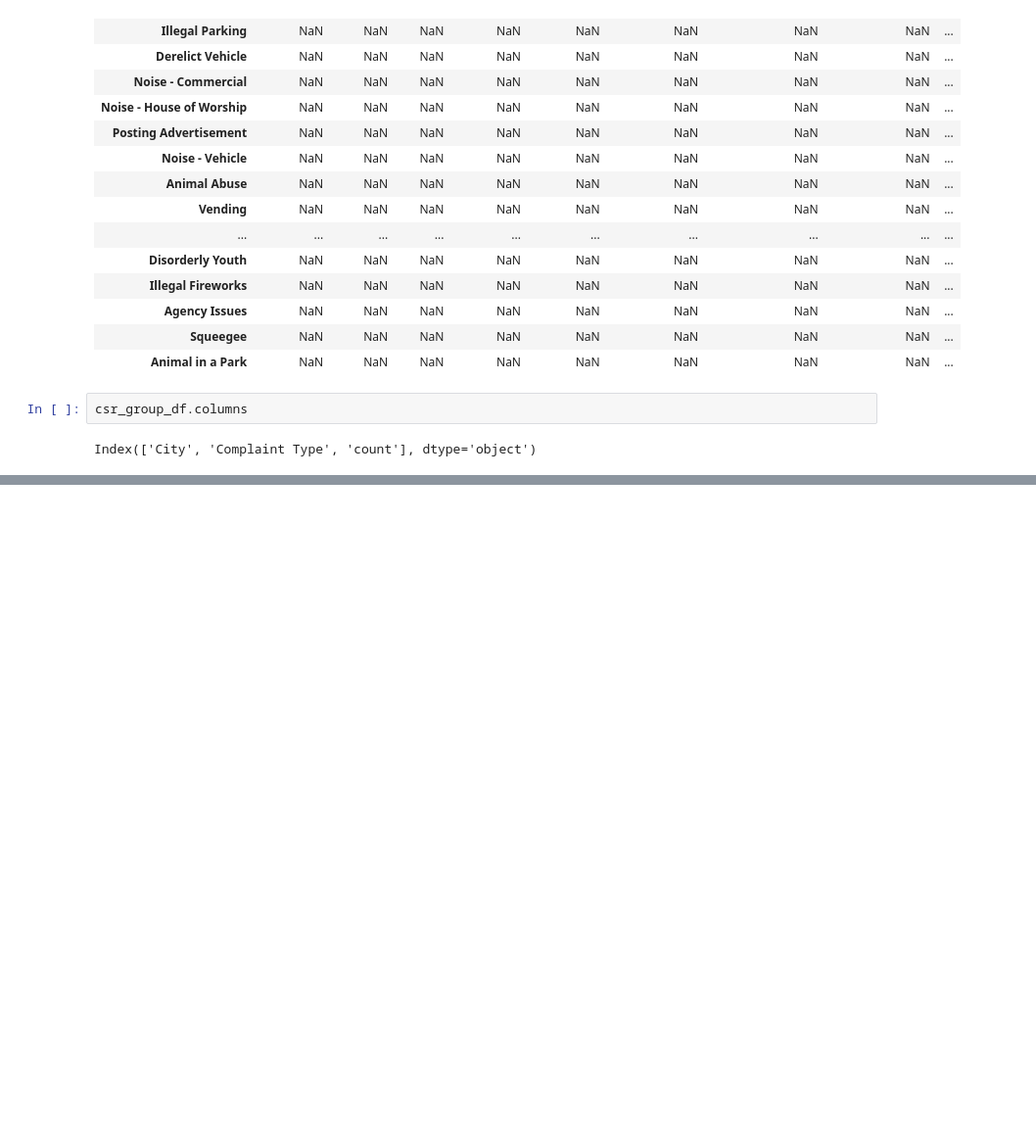
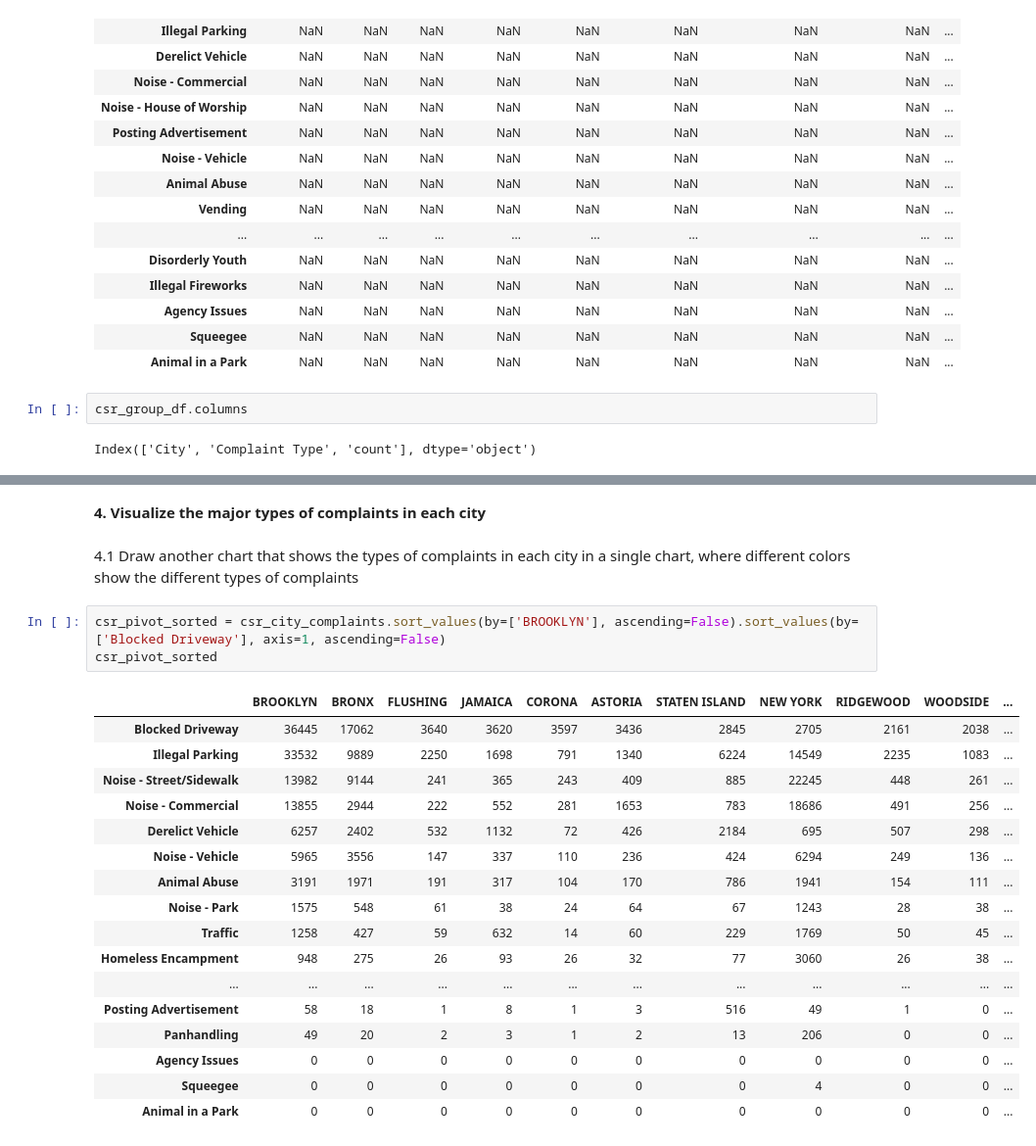
Before and after one commit to kartikgupta89/datascience-sp, a Jupyter notebook: sp1-customer-service-requests-analysis.ipynb, the cells around one changed output, grey strips where cells are left out. Shown at 98% size. Drawn from its saved outputs; the diff is of its cells as text; blank space fills up the shorter version.

```diff
--- a/sp1-customer-service-requests-analysis.ipynb
+++ b/sp1-customer-service-requests-analysis.ipynb
@@ -724,0 +706,26 @@ new_copy
+# %% [markdown]
+**4. Visualize the major types of complaints in each city**
+# %% [markdown]
+4.1 Draw another chart that shows the types of complaints in each city in a single chart, where different colors show the
+different types of complaints
+# %%
+csr_pivot_sorted = csr_city_complaints.sort_values(by=['BROOKLYN'], ascending=False).sort_values(by=['Blocked Driveway'], axis=1, ascending=False)
+csr_pivot_sorted
+# %% [output]
+|  | BROOKLYN | BRONX | FLUSHING | JAMAICA | CORONA | ASTORIA | STATEN ISLAND | NEW YORK | RIDGEWOOD | WOODSIDE | ... |
+| Blocked Driveway | 36445 | 17062 | 3640 | 3620 | 3597 | 3436 | 2845 | 2705 | 2161 | 2038 | ... |
+| Illegal Parking | 33532 | 9889 | 2250 | 1698 | 791 | 1340 | 6224 | 14549 | 2235 | 1083 | ... |
+| Noise - Street/Sidewalk | 13982 | 9144 | 241 | 365 | 243 | 409 | 885 | 22245 | 448 | 261 | ... |
+| Noise - Commercial | 13855 | 2944 | 222 | 552 | 281 | 1653 | 783 | 18686 | 491 | 256 | ... |
+| Derelict Vehicle | 6257 | 2402 | 532 | 1132 | 72 | 426 | 2184 | 695 | 507 | 298 | ... |
+| Noise - Vehicle | 5965 | 3556 | 147 | 337 | 110 | 236 | 424 | 6294 | 249 | 136 | ... |
+| Animal Abuse | 3191 | 1971 | 191 | 317 | 104 | 170 | 786 | 1941 | 154 | 111 | ... |
+| Noise - Park | 1575 | 548 | 61 | 38 | 24 | 64 | 67 | 1243 | 28 | 38 | ... |
+| Traffic | 1258 | 427 | 59 | 632 | 14 | 60 | 229 | 1769 | 50 | 45 | ... |
+| Homeless Encampment | 948 | 275 | 26 | 93 | 26 | 32 | 77 | 3060 | 26 | 38 | ... |
+| ... | ... | ... | ... | ... | ... | ... | ... | ... | ... | ... | ... |
+| Posting Advertisement | 58 | 18 | 1 | 8 | 1 | 3 | 516 | 49 | 1 | 0 | ... |
+| Panhandling | 49 | 20 | 2 | 3 | 1 | 2 | 13 | 206 | 0 | 0 | ... |
+| Agency Issues | 0 | 0 | 0 | 0 | 0 | 0 | 0 | 0 | 0 | 0 | ... |
+| Squeegee | 0 | 0 | 0 | 0 | 0 | 0 | 0 | 4 | 0 | 0 | ... |
+| Animal in a Park | 0 | 0 | 0 | 0 | 0 | 0 | 0 | 0 | 0 | 0 | ... |
```
Also changed, not shown: parts of 48 cells of this notebook.
